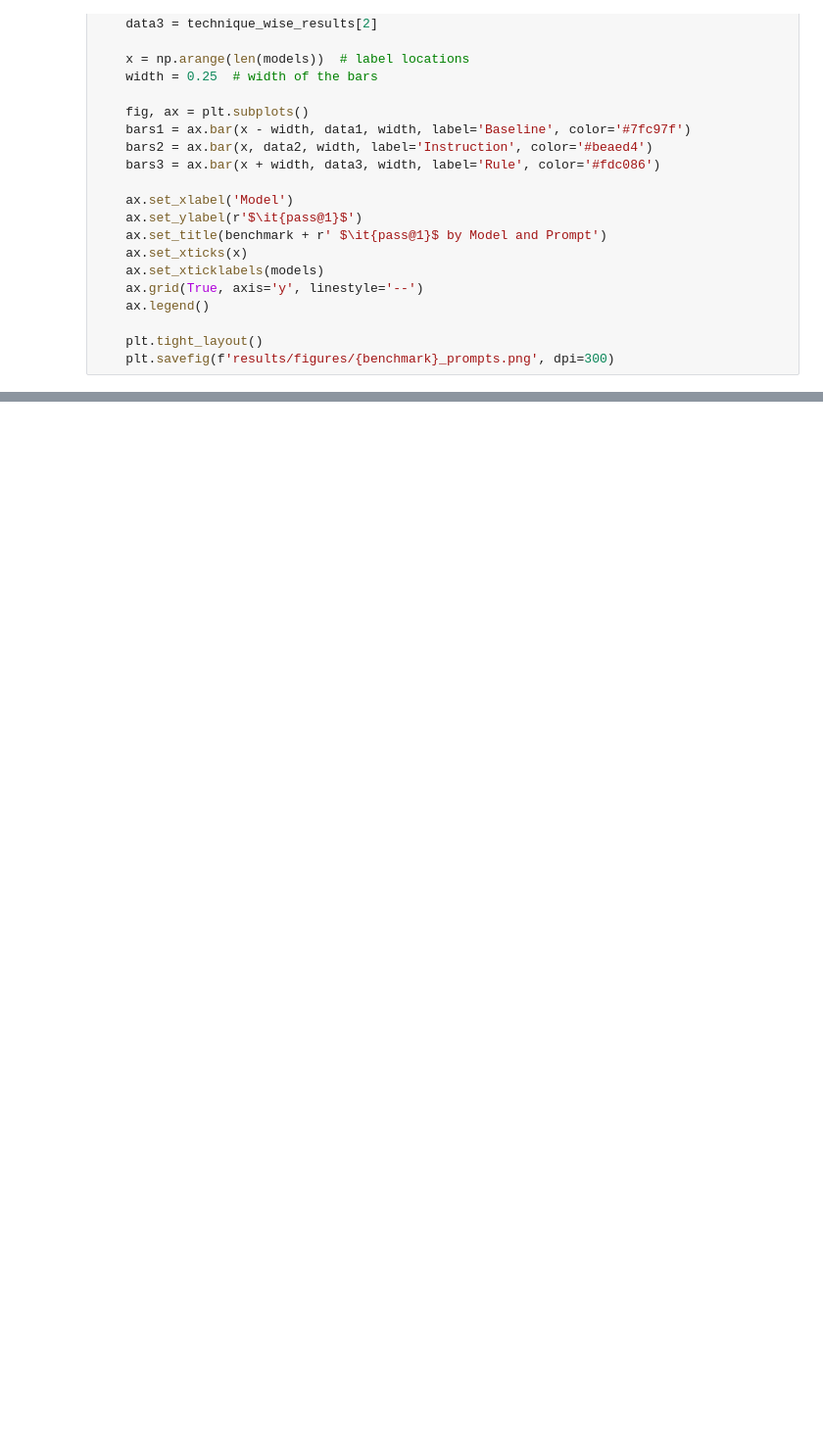
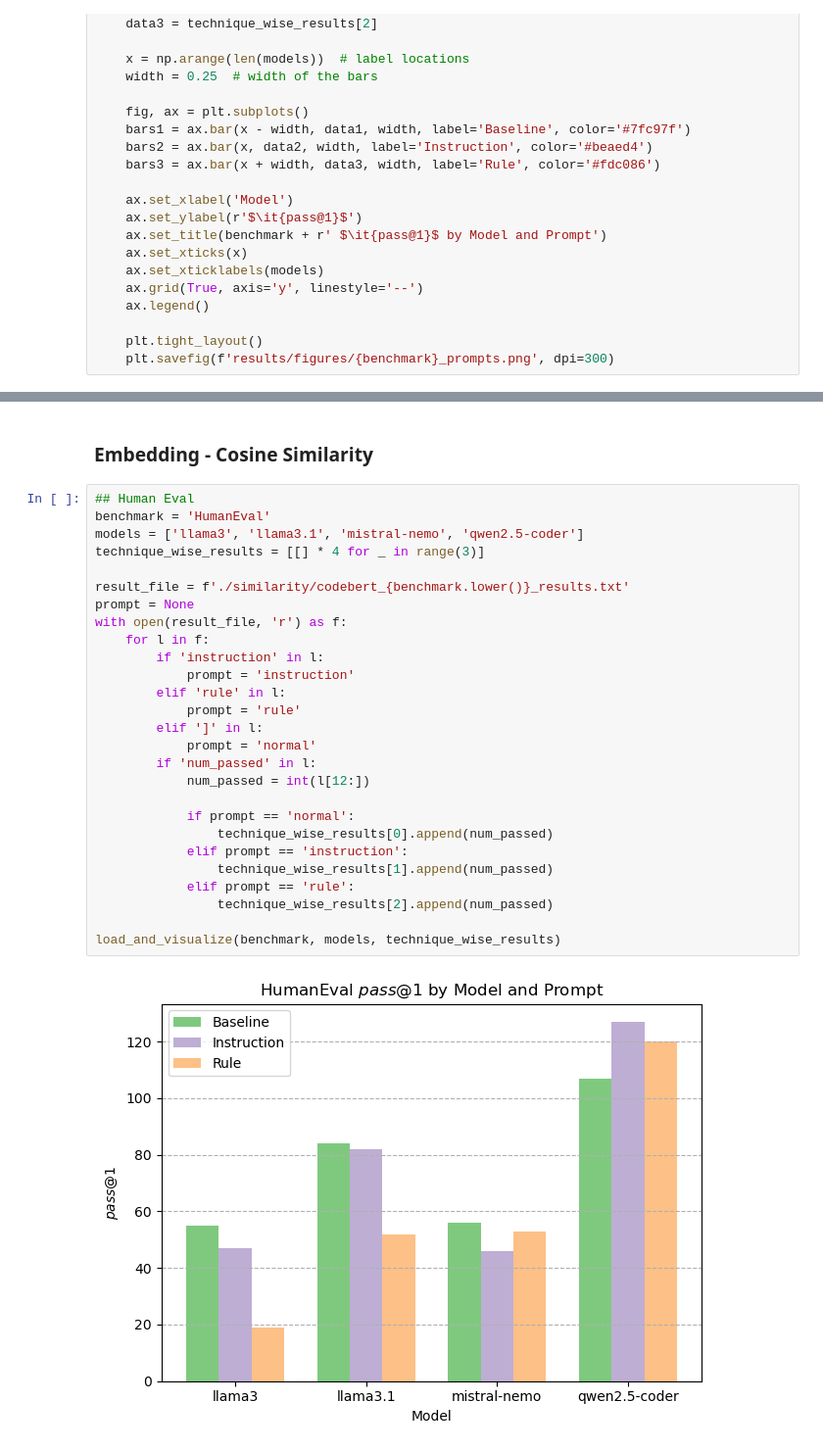
Before and after one commit to HyunjoonCho/mvce, a Jupyter notebook: visualize.ipynb, the cells around one changed output, grey strips where cells are left out. Shown: that part at 98% size. Drawn from its saved outputs; the diff is of its cells as text; blank space fills up the shorter version.

Commit message:
similarity and clustering results except ast-apps

```diff
--- a/visualize.ipynb
+++ b/visualize.ipynb
@@ -93,0 +94,31 @@ qwen2.5-coder   21      14      6
+# %% [markdown]
+### Embedding - Cosine Similarity
+# %%
+## Human Eval
+benchmark = 'HumanEval'
+models = ['llama3', 'llama3.1', 'mistral-nemo', 'qwen2.5-coder']
+technique_wise_results = [[] * 4 for _ in range(3)]
+
+result_file = f'./similarity/codebert_{benchmark.lower()}_results.txt'
+prompt = None
+with open(result_file, 'r') as f:
+    for l in f:
+        if 'instruction' in l:
+            prompt = 'instruction'
+        elif 'rule' in l:
+            prompt = 'rule'
+        elif ']' in l:
+            prompt = 'normal'
+        if 'num_passed' in l:
+            num_passed = int(l[12:])
+
+            if prompt == 'normal':
+                technique_wise_results[0].append(num_passed)
+            elif prompt == 'instruction':
+                technique_wise_results[1].append(num_passed)
+            elif prompt == 'rule':
+                technique_wise_results[2].append(num_passed)
+
+load_and_visualize(benchmark, models, technique_wise_results)
+# %% [output]
+[figure, added]
```
Also changed, not shown: parts of 7 cells of this notebook.
